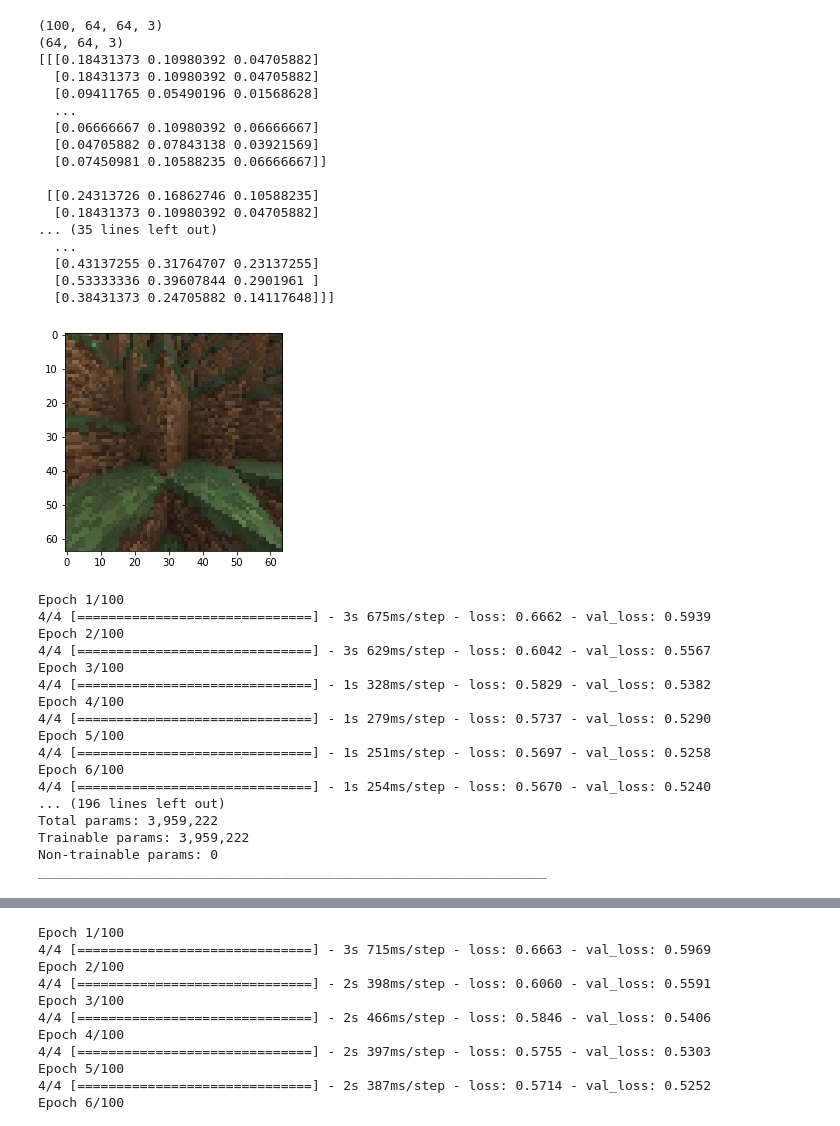
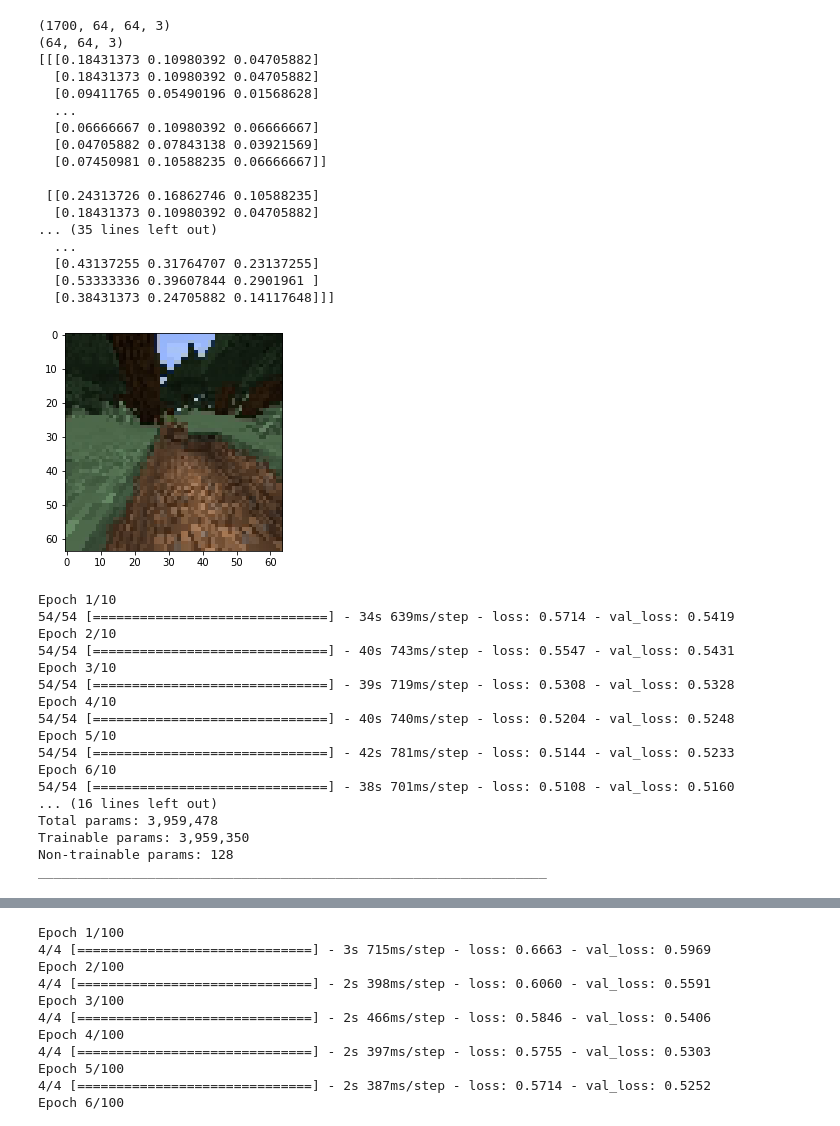
Before and after one commit to OrdinaryHacker101/MinecraftAI, a Jupyter notebook: area_52/MineDREAM.ipynb, the cells around one changed output, grey strips where cells are left out. Drawn from its saved outputs; the diff is of its cells as text; code cells hidden in the pictures.

```diff
--- a/area_52/MineDREAM.ipynb
+++ b/area_52/MineDREAM.ipynb
@@ -9,38 +9,38 @@ from PIL import Image
 path = os.path.join("C:\\Users\\Robin\\Desktop\\deep_learning")
 file = np.load(path+"\\processed_data\\v3_absolute_grape_changeling-12_2293-4124NDTRAIN.npy", allow_pickle=True)[1]
 hard_test = np.array(file[-1792:][150]).astype(np.float32)/255.
-file = np.array(file[-1792:][:100]).astype(np.uint8)
+file = np.array(file[-1792:][:1700]).astype(np.uint8)
 print(file.shape)
 #for i in range(len(file)):
     #processed = np.append(np.array(Image.fromarray(file[i], "RGB").convert("L")), processed)
-processed = file.reshape(100, 64, 64, 3)
+processed = file.reshape(1700, 64, 64, 3)
 test = processed[-1]
 test = test.reshape(-1,64,64,3)
 processed = processed[:-1]
 test = test.reshape(-1,64,64,3).astype(np.float32)/255.
 processed = processed.astype(np.float32)/255.
 print(processed[0].shape)
 plt.imshow(processed[-1])
 print(processed[0])
 # %% [output]
-(100, 64, 64, 3)
+(1700, 64, 64, 3)
 (64, 64, 3)
 [[[0.18431373 0.10980392 0.04705882]
   [0.18431373 0.10980392 0.04705882]
   [0.09411765 0.05490196 0.01568628]
   ...
   [0.06666667 0.10980392 0.06666667]
   [0.04705882 0.07843138 0.03921569]
   [0.07450981 0.10588235 0.06666667]]
 
  [[0.24313726 0.16862746 0.10588235]
   [0.18431373 0.10980392 0.04705882]
 ... (35 lines left out)
   ...
   [0.43137255 0.31764707 0.23137255]
   [0.53333336 0.39607844 0.2901961 ]
   [0.38431373 0.24705882 0.14117648]]]
-[figure, old version]
+[figure, new version]
 # %%
 #All credits goes to https://github.com/kimbring2/DQFD_Minecraft/blob/master/MineRL_Navigate_DQN.ipynb
 #and to VCode1243; without them both this would never have been possible
@@ -48,9 +48,10 @@ mem_in = keras.models.Sequential([
     keras.layers.Conv2D(32, kernel_size=[8,8], strides=[2,2], padding="same",
                        activation = "tanh"),
     keras.layers.Conv2D(64, kernel_size=[4,4], strides=[1,1], padding="same",
-                       activation = "sigmoid"),
+                       activation = "relu"),
+    keras.layers.BatchNormalization(),
     keras.layers.Conv2D(64, kernel_size=[2,2], strides=[1,1], padding="same",
-                       activation = "sigmoid"),
+                       activation = "relu"),
     keras.layers.Flatten(),
     #50 p values
     keras.layers.Dense(50)
@@ -59,30 +60,29 @@ mem_in = keras.models.Sequential([
 mem_out = keras.models.Sequential([
     keras.layers.Dense(64*64*3),
     keras.layers.Reshape([64,64,3]),
-    keras.layers.Conv2DTranspose(3, kernel_size=[5,5], strides=[1,1], padding="same",
-                       activation = "sigmoid")
+    keras.layers.Conv2DTranspose(3, kernel_size=[5,5], strides=[1,1], padding="same", activation="sigmoid"),
 ])
 
 mem_autoencode = keras.models.Sequential([mem_in, mem_out])
 mem_autoencode.compile(loss="binary_crossentropy", optimizer=keras.optimizers.SGD(lr=1.5))
-history = mem_autoencode.fit(processed, processed, epochs=100, validation_data=(test, test))
+history = mem_autoencode.fit(processed, processed, epochs=10, validation_data=(test, test), shuffle=True)
 mem_autoencode.summary()
 # %% [output]
-Epoch 1/100
-4/4 [==============================] - 3s 675ms/step - loss: 0.6662 - val_loss: 0.5939
-Epoch 2/100
-4/4 [==============================] - 3s 629ms/step - loss: 0.6042 - val_loss: 0.5567
-Epoch 3/100
-4/4 [==============================] - 1s 328ms/step - loss: 0.5829 - val_loss: 0.5382
-Epoch 4/100
-4/4 [==============================] - 1s 279ms/step - loss: 0.5737 - val_loss: 0.5290
-Epoch 5/100
-4/4 [==============================] - 1s 251ms/step - loss: 0.5697 - val_loss: 0.5258
-Epoch 6/100
-4/4 [==============================] - 1s 254ms/step - loss: 0.5670 - val_loss: 0.5240
-... (196 lines left out)
-Total params: 3,959,222
-Trainable params: 3,959,222
-Non-trainable params: 0
+Epoch 1/10
+54/54 [==============================] - 34s 639ms/step - loss: 0.5714 - val_loss: 0.5419
+Epoch 2/10
+54/54 [==============================] - 40s 743ms/step - loss: 0.5547 - val_loss: 0.5431
+Epoch 3/10
+54/54 [==============================] - 39s 719ms/step - loss: 0.5308 - val_loss: 0.5328
+Epoch 4/10
+54/54 [==============================] - 40s 740ms/step - loss: 0.5204 - val_loss: 0.5248
+Epoch 5/10
+54/54 [==============================] - 42s 781ms/step - loss: 0.5144 - val_loss: 0.5233
+Epoch 6/10
+54/54 [==============================] - 38s 701ms/step - loss: 0.5108 - val_loss: 0.5160
+... (16 lines left out)
+Total params: 3,959,478
+Trainable params: 3,959,350
+Non-trainable params: 128
 _________________________________________________________________
 # %%
```
Also changed, not shown: parts of 4 cells of this notebook.
